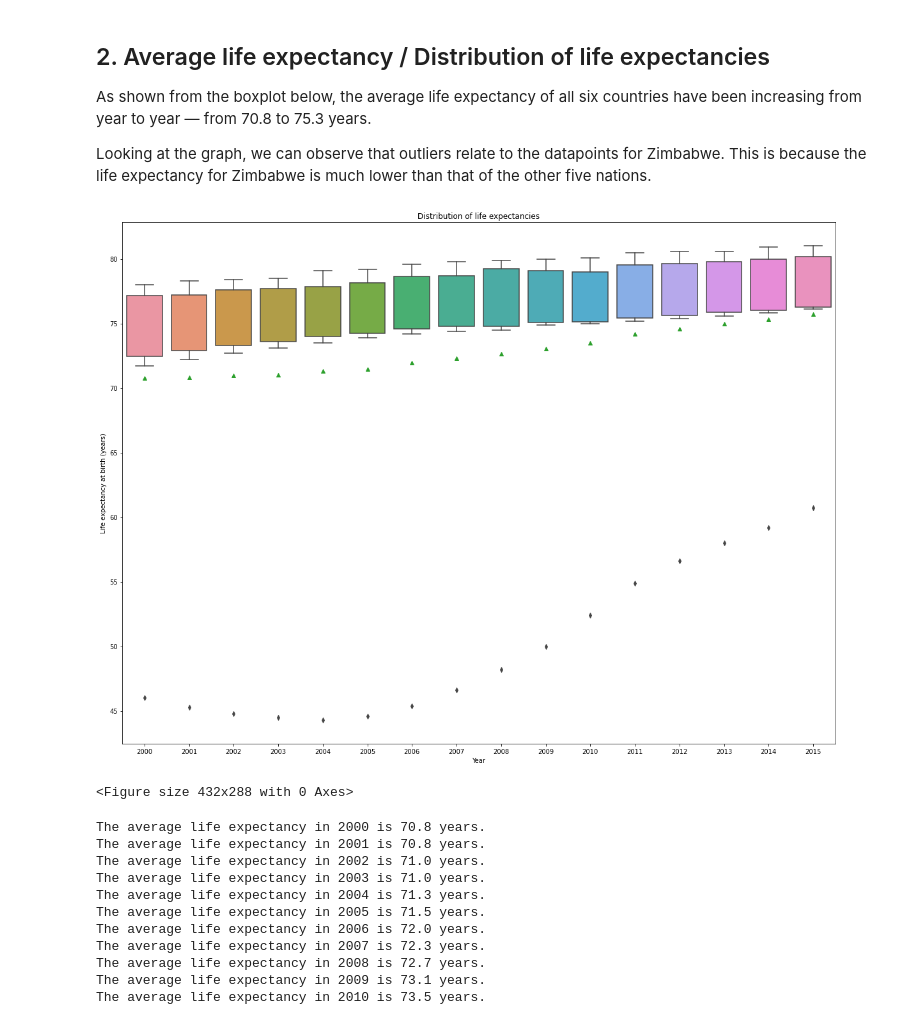
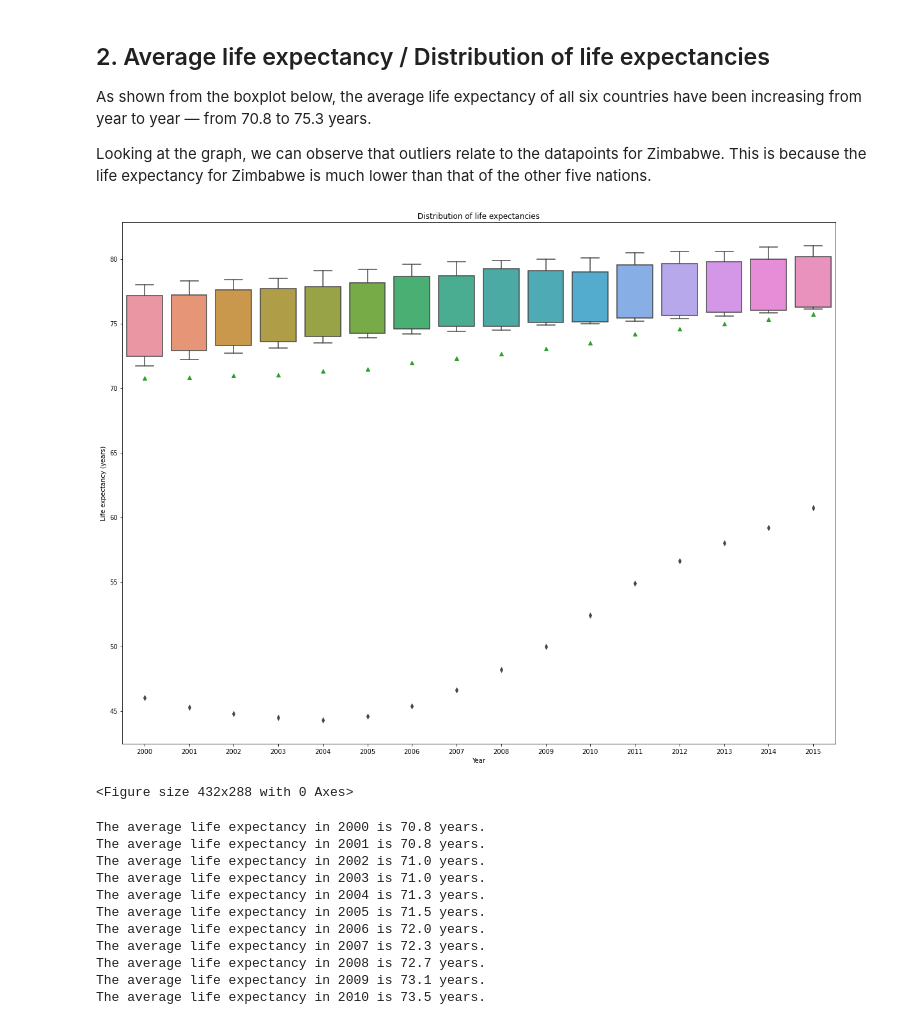
Before and after one commit to dariusbtzc/gdp-life-expectancy, a Jupyter notebook: life_expectancy_gdp.ipynb, the cells around one changed output. Drawn from its saved outputs; the diff is of its cells as text; code cells hidden in the pictures.

```diff
--- a/life_expectancy_gdp.ipynb
+++ b/life_expectancy_gdp.ipynb
@@ -181,14 +181,15 @@ Looking at the graph, we can observe that outliers relate to the datapoints for
 # %%
 # Using boxplot to showcase the distribution of life expectancies from year to year
 
 plt.figure(figsize = (20, 15))
 
 sns.boxplot(x = 'Year', y = 'Life expectancy at birth (years)', data = data, medianprops = dict(alpha = 0), showmeans = True)
 plt.title('Distribution of life expectancies')
+plt.ylabel('Life expectancy (years)')
 plt.show()
 plt.clf()
 # %% [output]
-[figure, old version]
+[figure, new version]
 <Figure size 432x288 with 0 Axes>
 # %%
 # Average life expectancy from year to year
```
Also changed, not shown: parts of 3 cells of this notebook.
